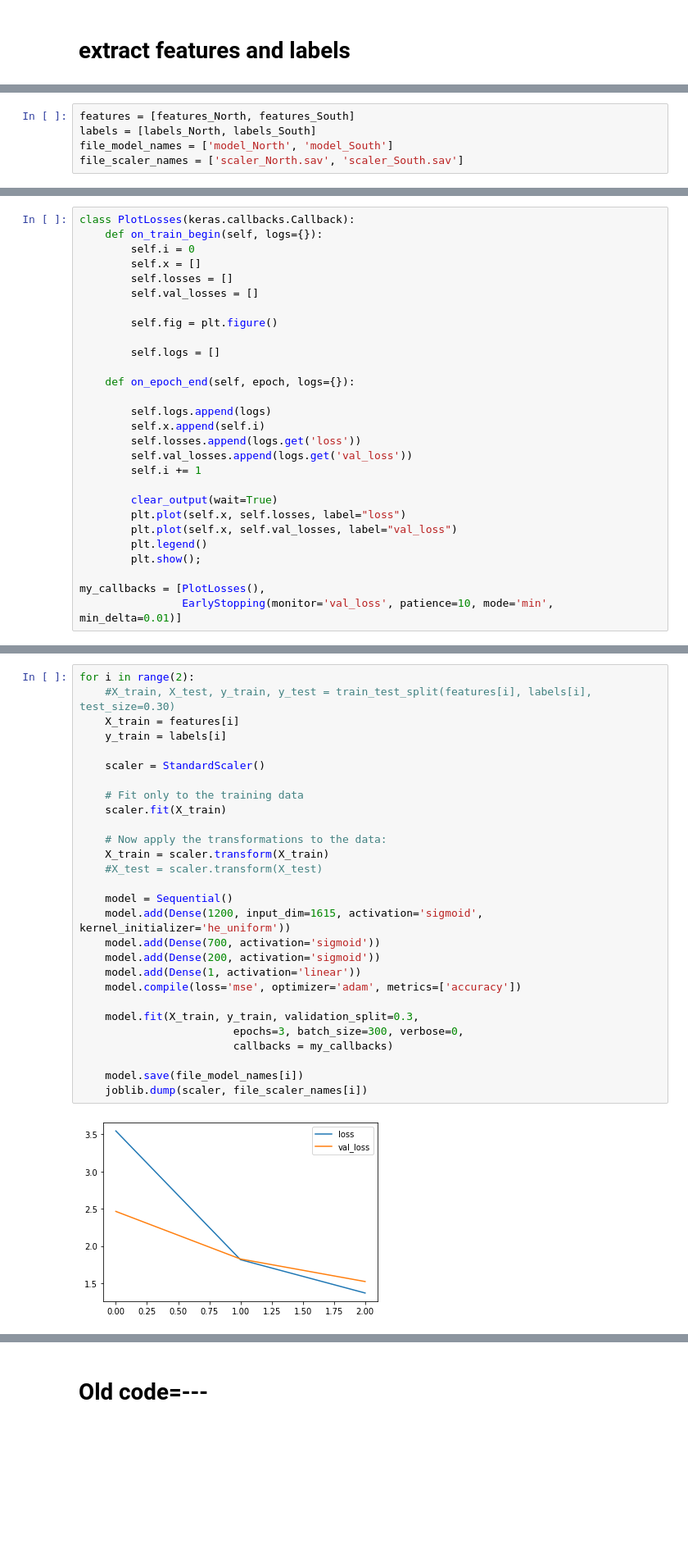
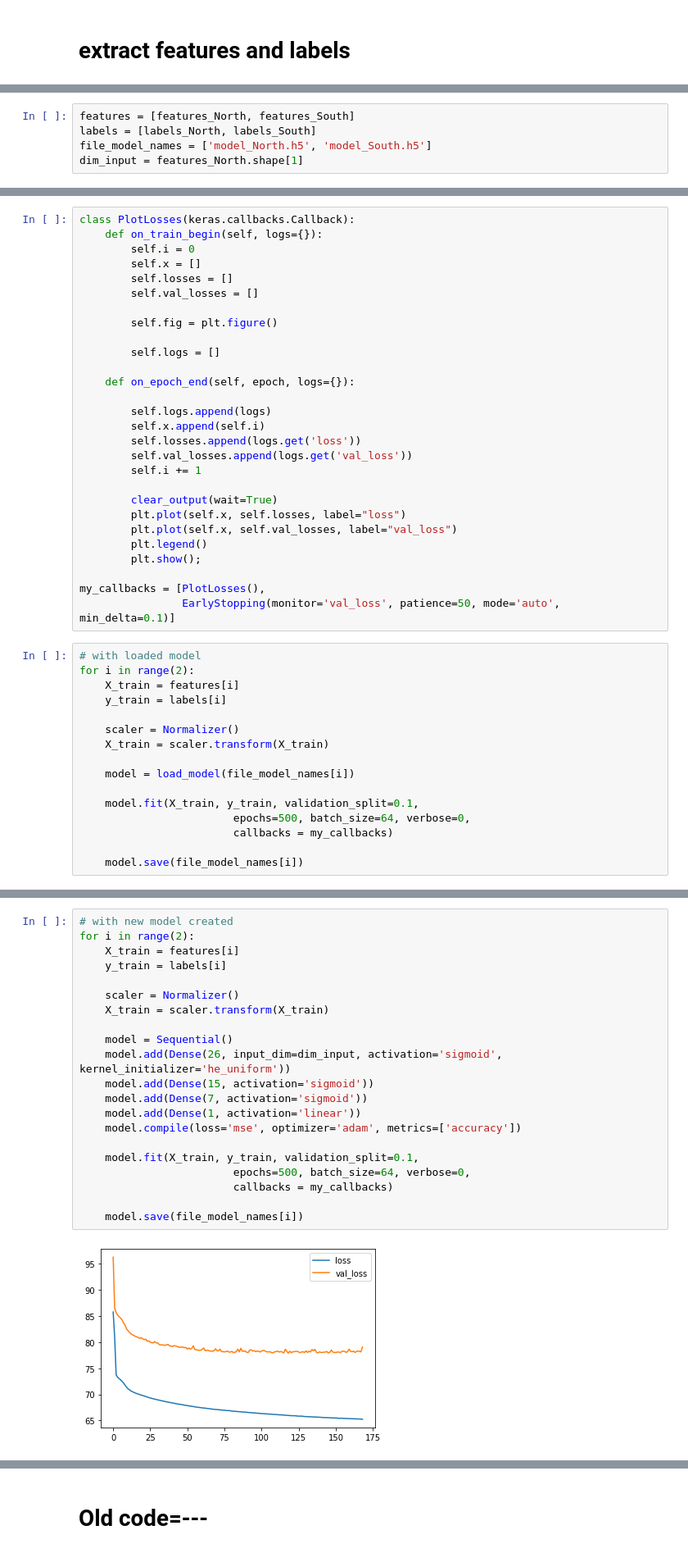
Before and after one commit to ChairMane/CS179M-Balalayka-pacman-ctf, a Jupyter notebook: learning.ipynb, the cells around one changed output, grey strips where cells are left out. Shown: that part at 82% size. Drawn from its saved outputs; the diff is of its cells as text; blank space fills up the shorter version.

```diff
--- a/learning.ipynb
+++ b/learning.ipynb
@@ -73,5 +57,5 @@ labels_South.shape
 # %%
 features = [features_North, features_South]
 labels = [labels_North, labels_South]
-file_model_names = ['model_North', 'model_South']
-file_scaler_names = ['scaler_North.sav', 'scaler_South.sav']
+file_model_names = ['model_North.h5', 'model_South.h5']
+dim_input = features_North.shape[1]
@@ -102,4 +90,20 @@ class PlotLosses(keras.callbacks.Callback):
         plt.show();
 
 my_callbacks = [PlotLosses(),
-                EarlyStopping(monitor='val_loss', patience=10, mode='min', min_delta=0.01)]
+                EarlyStopping(monitor='val_loss', patience=50, mode='auto', min_delta=0.1)]
+# %%
+# with loaded model
+for i in range(2):
+    X_train = features[i]
+    y_train = labels[i]
+
+    scaler = Normalizer()
+    X_train = scaler.transform(X_train)
+
+    model = load_model(file_model_names[i])
+
+    model.fit(X_train, y_train, validation_split=0.1,
+                        epochs=500, batch_size=64, verbose=0,
+                        callbacks = my_callbacks)
+
+    model.save(file_model_names[i])
@@ -106,30 +112,23 @@ my_callbacks = [PlotLosses(),
 # %%
+# with new model created
 for i in range(2):
-    #X_train, X_test, y_train, y_test = train_test_split(features[i], labels[i], test_size=0.30)
     X_train = features[i]
     y_train = labels[i]
 
-    scaler = StandardScaler()
-
-    # Fit only to the training data
-    scaler.fit(X_train)
-
-    # Now apply the transformations to the data:
+    scaler = Normalizer()
     X_train = scaler.transform(X_train)
-    #X_test = scaler.transform(X_test)
 
     model = Sequential()
-    model.add(Dense(1200, input_dim=1615, activation='sigmoid', kernel_initializer='he_uniform'))
-    model.add(Dense(700, activation='sigmoid'))
-    model.add(Dense(200, activation='sigmoid'))
+    model.add(Dense(26, input_dim=dim_input, activation='sigmoid', kernel_initializer='he_uniform'))
+    model.add(Dense(15, activation='sigmoid'))
+    model.add(Dense(7, activation='sigmoid'))
     model.add(Dense(1, activation='linear'))
     model.compile(loss='mse', optimizer='adam', metrics=['accuracy'])
 
-    model.fit(X_train, y_train, validation_split=0.3,
-                        epochs=3, batch_size=300, verbose=0,
+    model.fit(X_train, y_train, validation_split=0.1,
+                        epochs=500, batch_size=64, verbose=0,
                         callbacks = my_callbacks)
 
     model.save(file_model_names[i])
-    joblib.dump(scaler, file_scaler_names[i])
 # %% [output]
-[figure, old version]
+[figure, new version]
```
Also changed, not shown: parts of 40 cells of this notebook, 3 other files.
